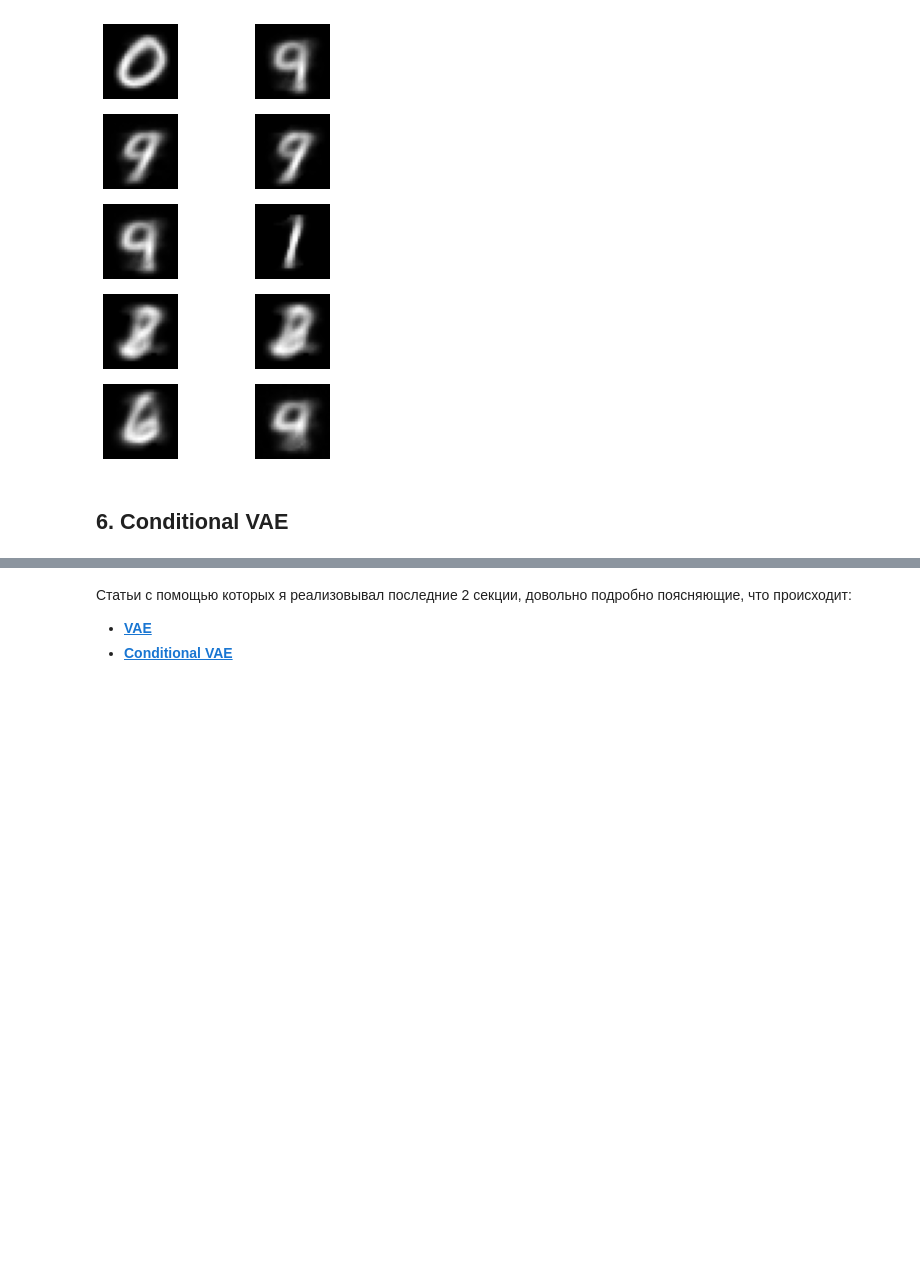
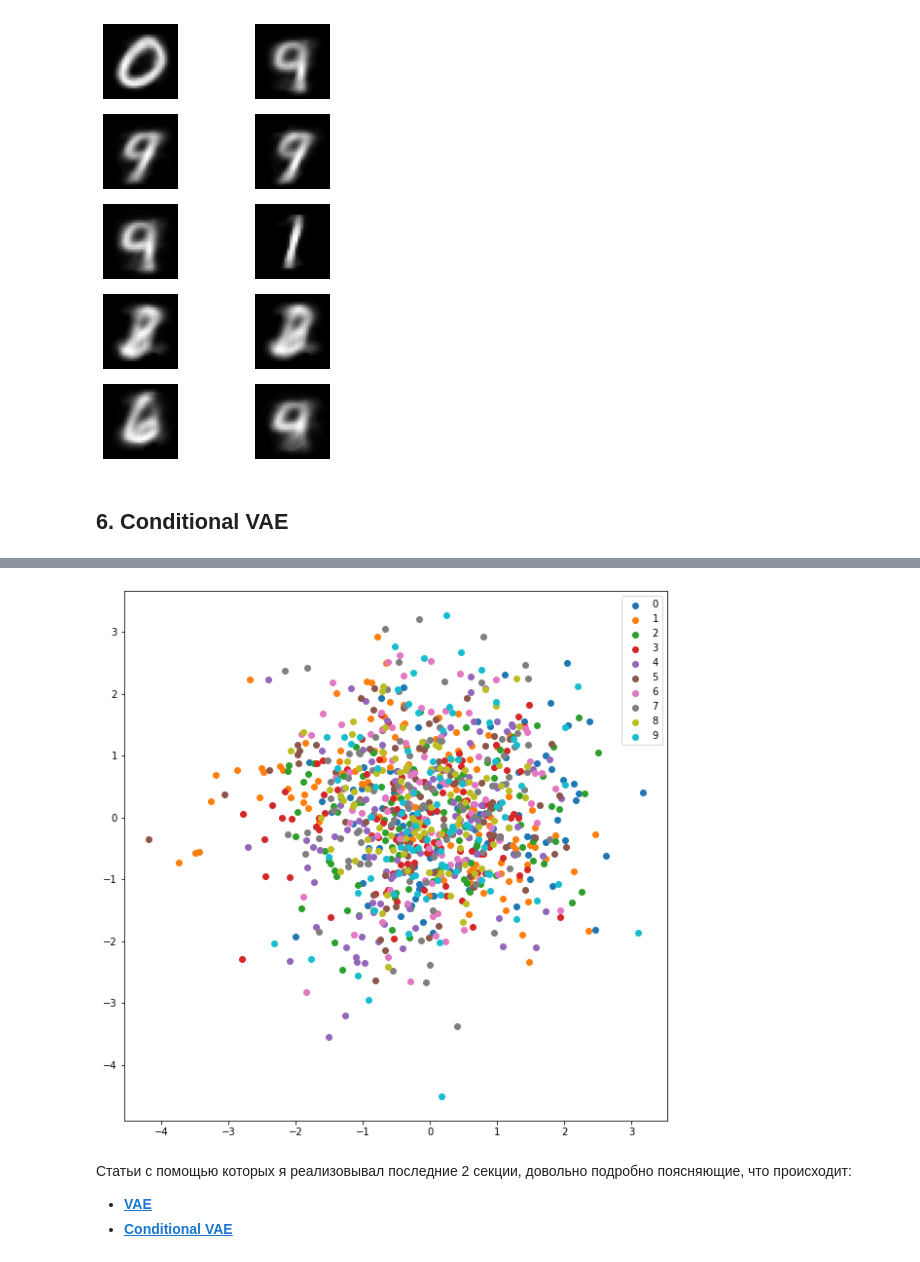
Before and after one commit to hse-ds/iad-applied-ds, a Jupyter notebook: 2021/seminars/sem02_ae_vae/sem2-autoencoders.ipynb, the cells around one changed output, grey strips where cells are left out. Saved outputs shown, nothing was run; the diff lists cells and outputs as text; code cells hidden in the pictures; blank space fills up the shorter version.

```diff
--- a/2021/seminars/sem02_ae_vae/sem2-autoencoders.ipynb
+++ b/2021/seminars/sem02_ae_vae/sem2-autoencoders.ipynb
@@ -803,3 +803,38 @@ for ax, sampled, label in zip(axs.flat, sampled_from_z, y):
+# %%
+def get_latent_codes_and_labels_cvae(dataloader, model, num_objects):
+    lat_codes = torch.empty((0, model.lat_size)).to(device)
+    labels = torch.empty((0)).to(device)
+
+    for batch in dataloader:
+        x, y = batch
+        x, y = x.to(device), y.to(device)
+        cur_lat_mean, cur_lat_var = model.encode(x, y)
+
+        eps = torch.randn(cur_lat_mean.shape).to(device)
+        cur_lat_codes = cur_lat_mean + torch.exp(cur_lat_var / 2) * eps
+
+        lat_codes = torch.cat((lat_codes, cur_lat_codes), dim=0)
+        labels = torch.cat((labels, y), dim=0)
+
+        if lat_codes.shape[0] >= num_objects:
+            break
+    lat_codes = lat_codes[:num_objects].detach().cpu().numpy()
+    labels = labels[:num_objects].detach().cpu().numpy()
+
+    return lat_codes, labels
+# %%
+lat_codes, labels = get_latent_codes_and_labels_cvae(train_dataloader, model_cvae, 1000)
+# %%
+plt.figure(figsize=(10, 10))
+
+for cl in range(10):
+    lat_codes_class = lat_codes[labels == cl]
+    plt.scatter(lat_codes_class[:, 0], lat_codes_class[:, 1], label=f'{cl}')
+
+plt.legend()
+plt.show()
+# %% [output]
+[figure, added]
 # %% [markdown]
 Статьи с помощью которых я реализовывал последние 2 секции, довольно подробно поясняющие, что происходит:
 
```
Also changed, not shown: parts of 4 cells of this notebook.
